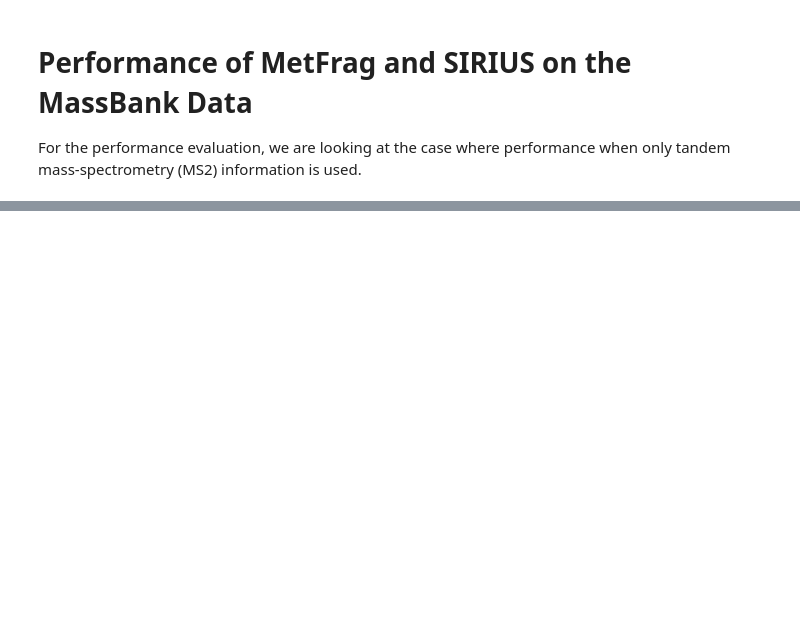
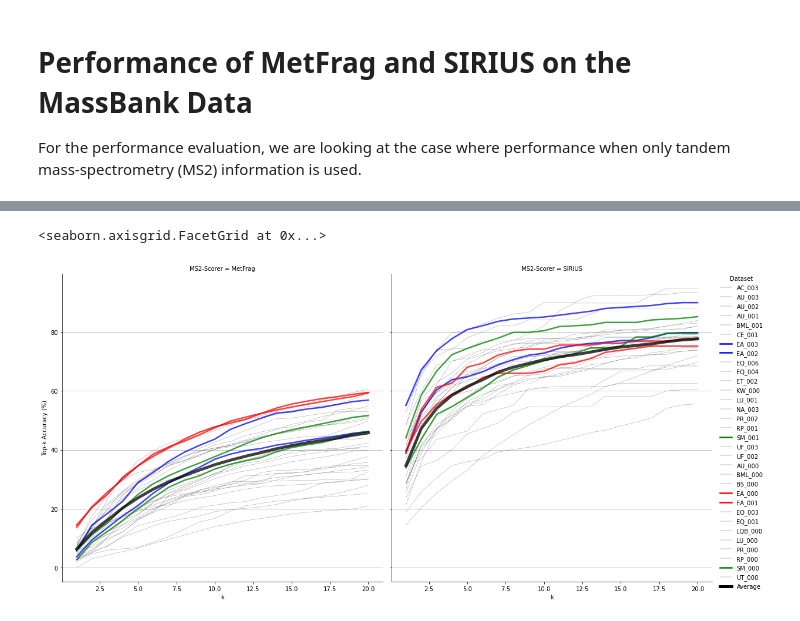
Before and after one commit to bachi55/massbank2db_FILES, a Jupyter notebook: analysis/baseline_performance.ipynb, the cells around one changed output, grey strips where cells are left out. Drawn from its saved outputs; the diff is of its cells as text; code cells hidden in the pictures; blank space fills up the shorter version.

```diff
--- a/analysis/baseline_performance.ipynb
+++ b/analysis/baseline_performance.ipynb
@@ -78,0 +104,48 @@ KeyboardInterrupt:
+# %%
+_columns = ["MS2-Scorer", "Dataset", "Number of Examples", "Median number of Candidates"]
+_columns_k = [k + 1 for k in range(50)]
+res_df = pd.DataFrame(res, columns=_columns + _columns_k).melt(id_vars=_columns, value_vars=_columns_k, value_name="topk", var_name="k")
+res_df = res_df.assign(topk_acc=(res_df["topk"] / res_df["Number of Examples"] * 100))
+
+res_df_avg = res_df \
+    .groupby(["MS2-Scorer", "k"])[["Dataset", "Number of Examples", "topk"]] \
+    .aggregate({"Dataset": lambda _: "Average", "Number of Examples": np.sum, "topk": np.sum}) \
+    .reset_index()
+res_df_avg = res_df_avg.assign(topk_acc=(res_df_avg["topk"] / res_df_avg["Number of Examples"] * 100))
+res_df_avg = pd.concat((res_df, res_df_avg), axis=0)
+
+_palette = {ds: "black" for _, ds, *_ in res}
+_palette["Average"] = "black"
+_palette["EA_000"] = "red"
+_palette["EA_001"] = "red"
+_palette["EA_002"] = "blue"
+_palette["EA_003"] = "blue"
+_palette["SM_000"] = "green"
+_palette["SM_001"] = "green"
+
+_sizes = {ds: 0.25 for _, ds, *_ in res}
+_sizes["Average"] = 5
+_sizes["EA_000"] = 2.5
+_sizes["EA_001"] = 2.5
+_sizes["EA_002"] = 2.5
+_sizes["EA_003"] = 2.5
+_sizes["SM_000"] = 2.5
+_sizes["SM_001"] = 2.5
+
+g = sns.relplot(
+    data=res_df_avg[res_df_avg["k"] <= 20],
+    x="k", y="topk_acc",
+    size="Dataset", sizes=_sizes,
+    hue="Dataset", palette=_palette,
+    col="MS2-Scorer",
+    legend="brief",
+    kind="line",
+    height=8,
+    alpha=0.75
+)
+g.axes[0, 0].grid(axis="y")
+g.axes[0, 1].grid(axis="y")
+g.set_ylabels("Top-k Accuracy (%)")
+# %% [output]
+<seaborn.axisgrid.FacetGrid at 0x...>
+[figure, added]
```
Also changed, not shown: parts of 3 cells of this notebook, 1 other file.
